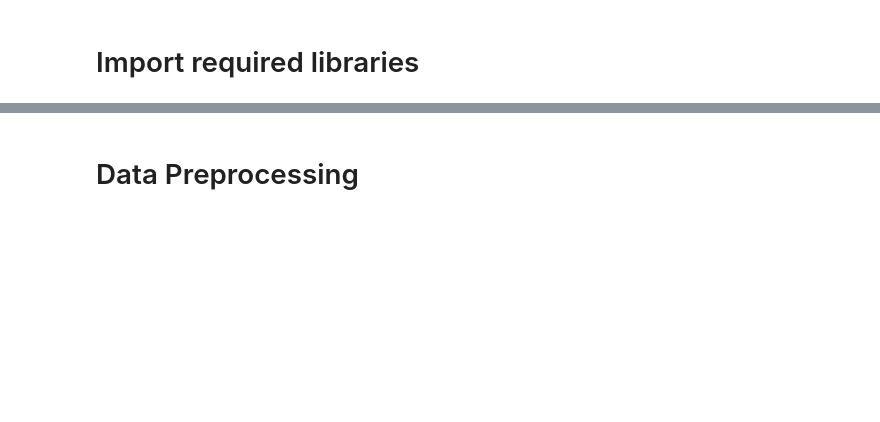
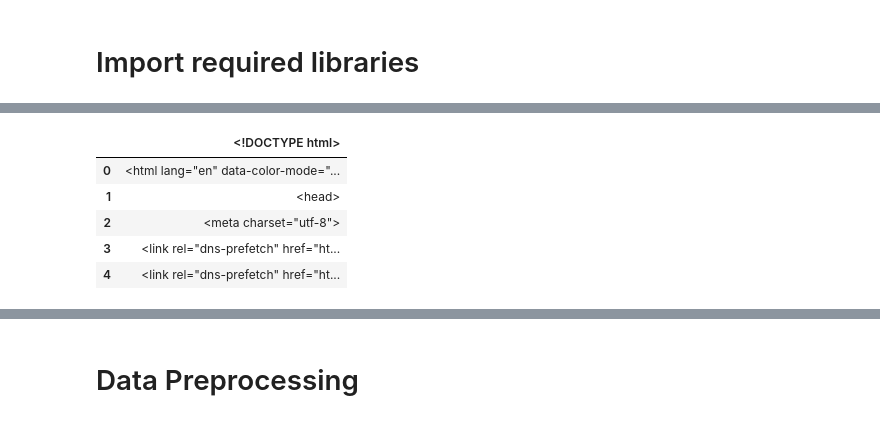
Before and after one commit to weihan444/ML-Hackathon, a Jupyter notebook: ML_Hackathon.ipynb, the cells around one changed output, grey strips where cells are left out. Cells and saved outputs as stored; diff of their text form; code cells hidden in the pictures; blank space fills up the shorter version.

```diff
--- a/ML_Hackathon.ipynb
+++ b/ML_Hackathon.ipynb
@@ -12,0 +44,9 @@ from sklearn.model_selection import train_test_split
+# %%
+data_1.head(5)
+# %% [output]
+|  | <!DOCTYPE html> |
+| 0 | <html lang="en" data-color-mode="... |
+| 1 | <head> |
+| 2 | <meta charset="utf-8"> |
+| 3 | <link rel="dns-prefetch" href="ht... |
+| 4 | <link rel="dns-prefetch" href="ht... |
```
Also changed, not shown: parts of 15 cells of this notebook.
